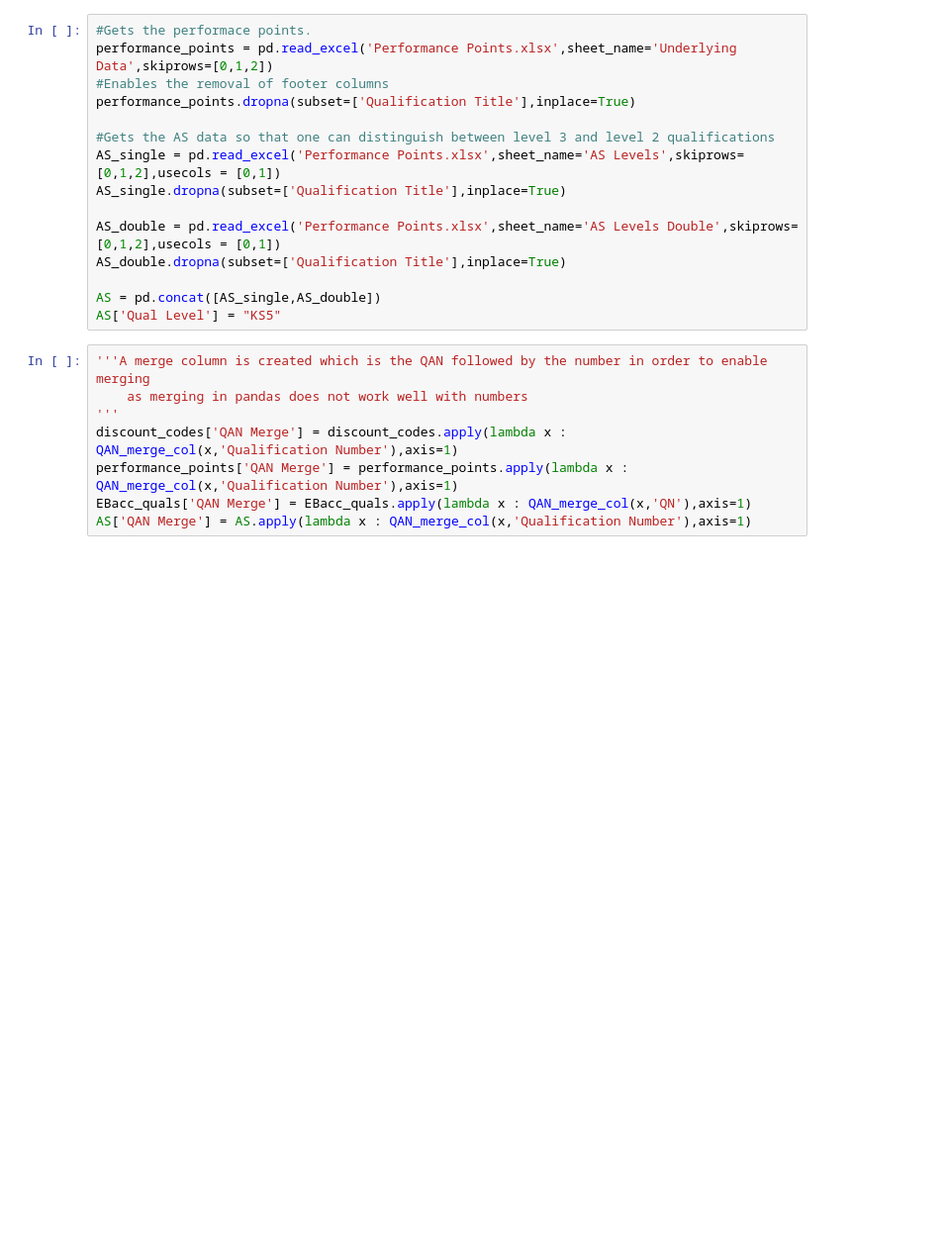
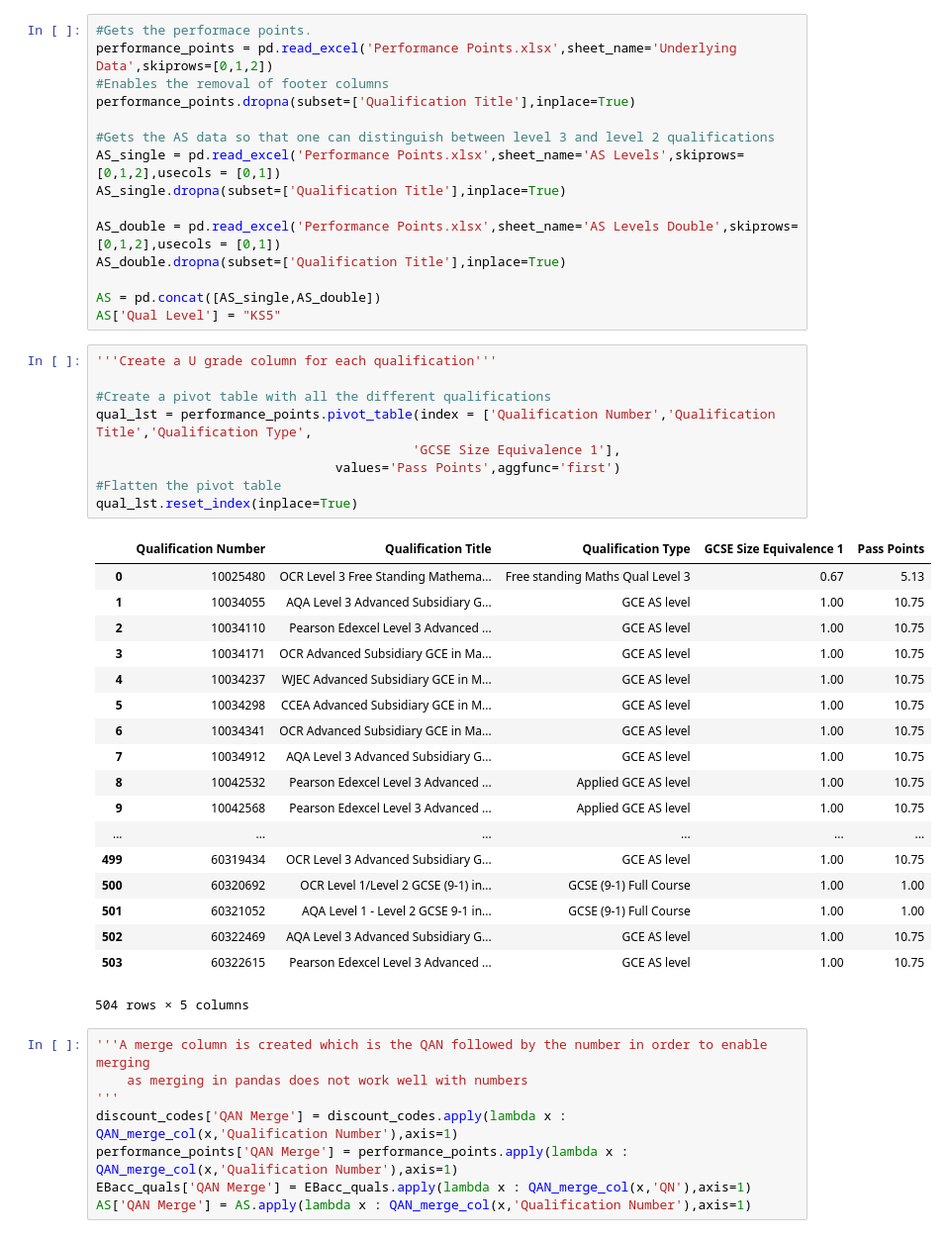
Before and after one commit to chrisateen/Progress8, a Jupyter notebook: Progress 8.ipynb, the cells around one changed output. Shown at 99% size. Saved outputs shown, nothing was run; the diff lists cells and outputs as text; blank space fills up the shorter version.

Commit message:
Pivot created to create U grade list

```diff
--- a/Progress 8.ipynb
+++ b/Progress 8.ipynb
@@ -88,6 +88,34 @@ AS_double.dropna(subset=['Qualification Title'],inplace=True)
 
 AS = pd.concat([AS_single,AS_double])
 AS['Qual Level'] = "KS5"
+# %%
+'''Create a U grade column for each qualification'''
+
+#Create a pivot table with all the different qualifications
+qual_lst = performance_points.pivot_table(index = ['Qualification Number','Qualification Title','Qualification Type',
+                                         'GCSE Size Equivalence 1'],
+                               values='Pass Points',aggfunc='first')
+#Flatten the pivot table
+qual_lst.reset_index(inplace=True)
+# %% [output]
+|  | Qualification Number | Qualification Title | Qualification Type | GCSE Size Equivalence 1 | Pass Points |
+| 0 | 10025480 | OCR Level 3 Free Standing Mathema... | Free standing Maths Qual Level 3 | 0.67 | 5.13 |
+| 1 | 10034055 | AQA Level 3 Advanced Subsidiary G... | GCE AS level | 1.00 | 10.75 |
+| 2 | 10034110 | Pearson Edexcel Level 3 Advanced ... | GCE AS level | 1.00 | 10.75 |
+| 3 | 10034171 | OCR Advanced Subsidiary GCE in Ma... | GCE AS level | 1.00 | 10.75 |
+| 4 | 10034237 | WJEC Advanced Subsidiary GCE in M... | GCE AS level | 1.00 | 10.75 |
+| 5 | 10034298 | CCEA Advanced Subsidiary GCE in M... | GCE AS level | 1.00 | 10.75 |
+| 6 | 10034341 | OCR Advanced Subsidiary GCE in Ma... | GCE AS level | 1.00 | 10.75 |
+| 7 | 10034912 | AQA Level 3 Advanced Subsidiary G... | GCE AS level | 1.00 | 10.75 |
+| 8 | 10042532 | Pearson Edexcel Level 3 Advanced ... | Applied GCE AS level | 1.00 | 10.75 |
+| 9 | 10042568 | Pearson Edexcel Level 3 Advanced ... | Applied GCE AS level | 1.00 | 10.75 |
+| ... | ... | ... | ... | ... | ... |
+| 499 | 60319434 | OCR Level 3 Advanced Subsidiary G... | GCE AS level | 1.00 | 10.75 |
+| 500 | 60320692 | OCR Level 1/Level 2 GCSE (9-1) in... | GCSE (9-1) Full Course | 1.00 | 1.00 |
+| 501 | 60321052 | AQA Level 1 - Level 2 GCSE 9-1 in... | GCSE (9-1) Full Course | 1.00 | 1.00 |
+| 502 | 60322469 | AQA Level 3 Advanced Subsidiary G... | GCE AS level | 1.00 | 10.75 |
+| 503 | 60322615 | Pearson Edexcel Level 3 Advanced ... | GCE AS level | 1.00 | 10.75 |
+504 rows × 5 columns
 # %%
 '''A merge column is created which is the QAN followed by the number in order to enable merging
     as merging in pandas does not work well with numbers
```
